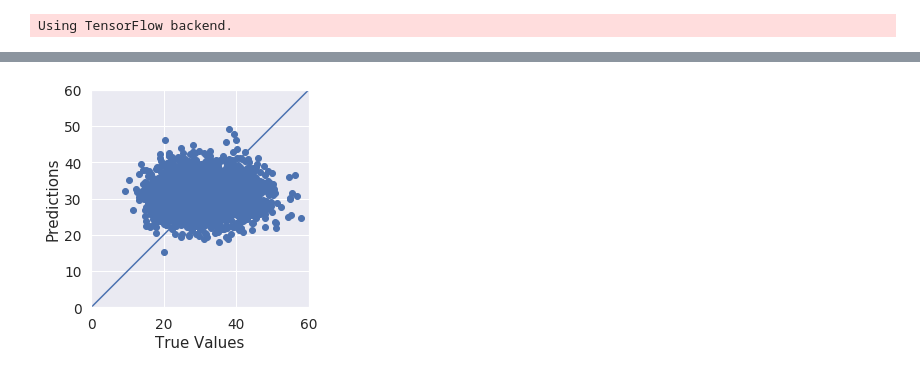
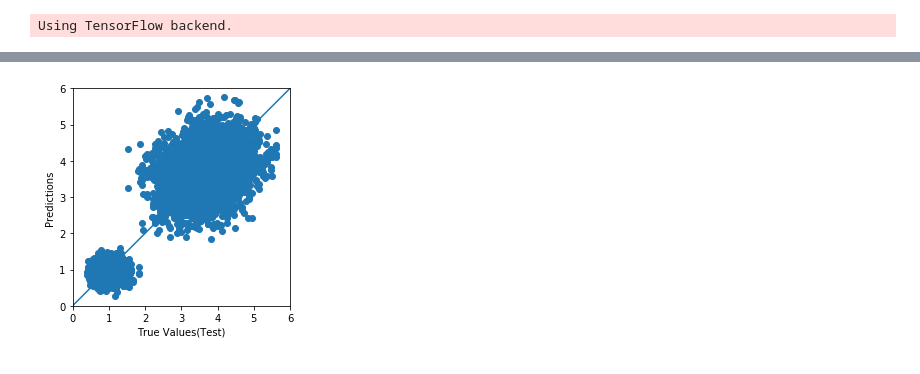
Before and after one commit to SINAABBASI/SphereDecoding, a Jupyter notebook: DNN/DNN.ipynb, the cells around one changed output, grey strips where cells are left out. Cells and saved outputs as stored; diff of their text form; code cells hidden in the pictures.

```diff
--- a/DNN/DNN.ipynb
+++ b/DNN/DNN.ipynb
@@ -35,8 +35,0 @@ sns.heatmap(corrmat, vmax=.8, square=True);
-# %%
-#saleprice correlation matrix
-k = 10 #number of variables for heatmap
-cols = corrmat.nlargest(k, 'answer')['answer'].index
-cm = np.corrcoef(df_train[cols].values.T)
-sns.set(font_scale=1.25)
-hm = sns.heatmap(cm, cbar=True, annot=True, square=True, fmt='.2f', annot_kws={'size': 10}, yticklabels=cols.values, xticklabels=cols.values)
-plt.show()
@@ -63,11 +50,12 @@ print(Y_test)
 # %%
 from keras.optimizers import Adam
 model = Sequential()
-model.add(Dense(180, input_dim=X_train.shape[1], activation='relu'))
+model.add(Dense(256, input_dim=X_train.shape[1], activation='relu'))
 # model.add(Dense(64, activation='relu'))
 # model.add(Dense(32, activation='relu'))
-model.add(Dense(1))
+model.add(Dense(3,activation='linear'))
 # Compile model
-model.compile(optimizer = 'adam', loss = 'mean_squared_error', metrics =[metrics.mae])
+#
+model.compile(Adam(lr = 0.001), loss = 'mean_squared_error', metrics =[metrics.mae])
 model.summary()
 # %% [output]
@@ -85,6 +73,7 @@ Non-trainable params: 0
 _________________________________________________________________
 # %%
 from keras.callbacks import EarlyStopping
-earlystopper = EarlyStopping(monitor='val_loss', min_delta=0, patience=15, verbose=1, mode='auto')
-history = model.fit(X_train, Y_train, validation_split=0.2, epochs=150,batch_size=20,shuffle=True,callbacks=[earlystopper])
+earlystopper = EarlyStopping(monitor='val_loss', min_delta=0, patience=25, verbose=1, mode='auto')
+#
+history = model.fit(X_train, Y_train, validation_split=0.2, epochs=150,batch_size=20,shuffle=True,callbacks=[earlystopper],verbose=0)
 # %% [output]
@@ -144,13 +126,24 @@ print(Y_test[:5])
 # %%
+# test_predictions = model.predict(X_train).flatten()
+
+# a = plt.axes(aspect='equal')
+# plt.scatter(Y_train, test_predictions)
+# plt.xlabel('True Values(Train)')
+# plt.ylabel('Predictions')
+# lims = [0,6]
+# plt.xlim(lims)
+# plt.ylim(lims)
+# plt.plot(lims, lims)
+
 test_predictions = model.predict(X_test).flatten()
 
-a = plt.axes(aspect='equal')
+b = plt.axes(aspect='equal')
 plt.scatter(Y_test, test_predictions)
-plt.xlabel('True Values')
+plt.xlabel('True Values(Test)')
 plt.ylabel('Predictions')
-lims = [0, 60]
+lims = [0,6]
 plt.xlim(lims)
 plt.ylim(lims)
 _ = plt.plot(lims, lims)
 # %% [output]
-[figure, old version]
+[figure, new version]
```
Also changed, not shown: parts of 9 cells of this notebook, 17 other files.
